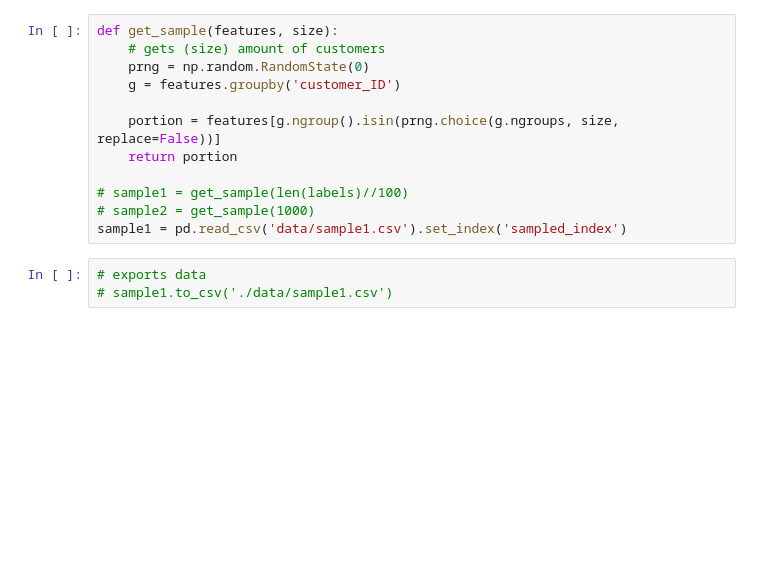
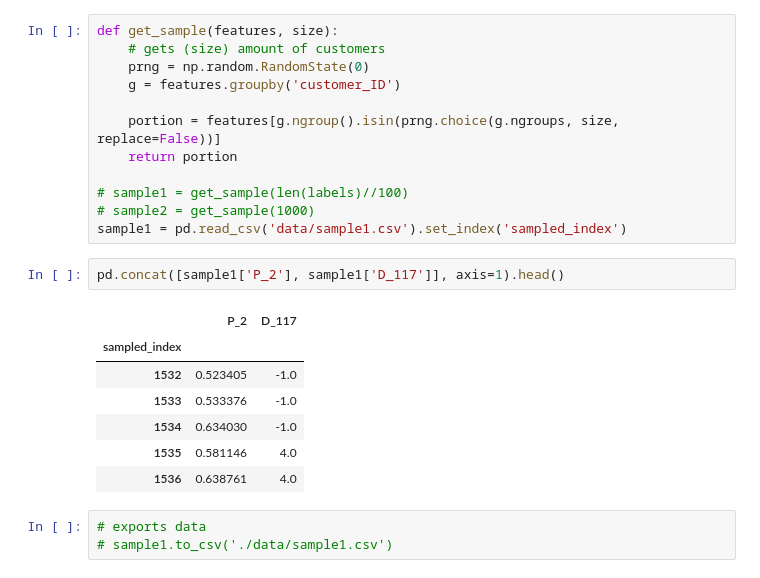
Before and after one commit to echefcy/kaggle, a Jupyter notebook: amex_defaults/notebook.ipynb, the cells around one changed output. Saved outputs shown, nothing was run; the diff lists cells and outputs as text; blank space fills up the shorter version.

```diff
--- a/amex_defaults/notes.ipynb
+++ b/amex_defaults/notebook.ipynb
@@ -119,6 +119,16 @@ def get_sample(features, size):
 # sample1 = get_sample(len(labels)//100)
 # sample2 = get_sample(1000)
 sample1 = pd.read_csv('data/sample1.csv').set_index('sampled_index')
+# %%
+pd.concat([sample1['P_2'], sample1['D_117']], axis=1).head()
+# %% [output]
+|  | P_2 | D_117 |
+| sampled_index |  |  |
+| 1532 | 0.523405 | -1.0 |
+| 1533 | 0.533376 | -1.0 |
+| 1534 | 0.634030 | -1.0 |
+| 1535 | 0.581146 | 4.0 |
+| 1536 | 0.638761 | 4.0 |
 # %%
 # exports data
 # sample1.to_csv('./data/sample1.csv')
```
Also changed, not shown: parts of 11 cells of this notebook, 4 other files.
